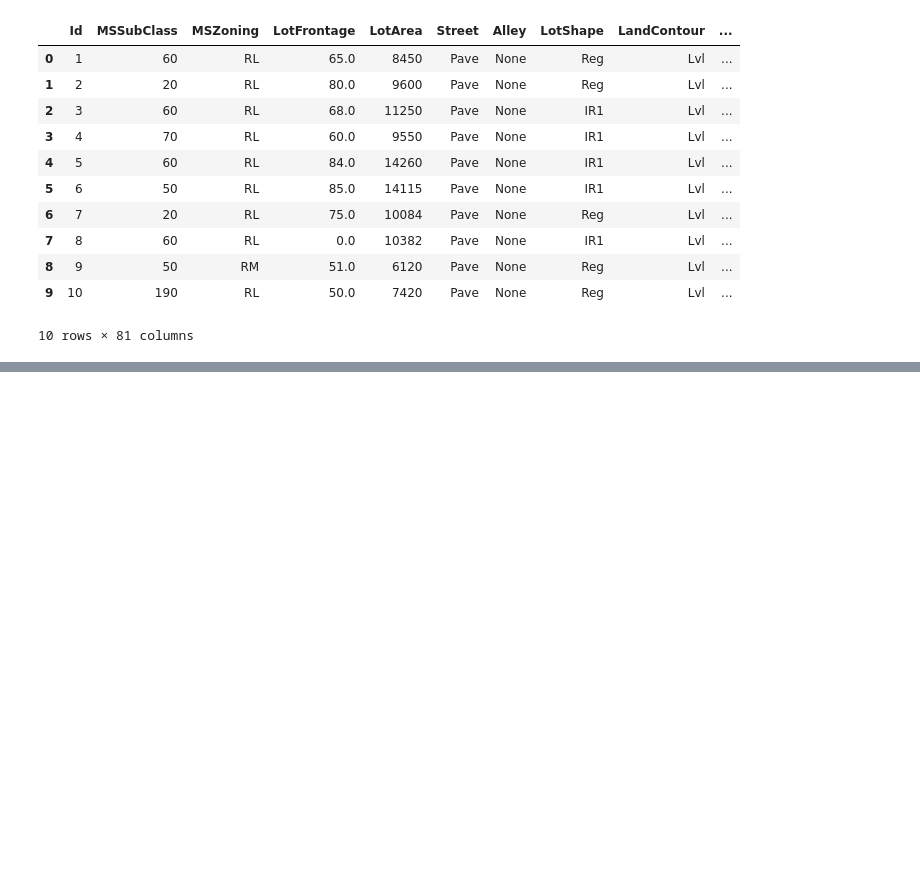
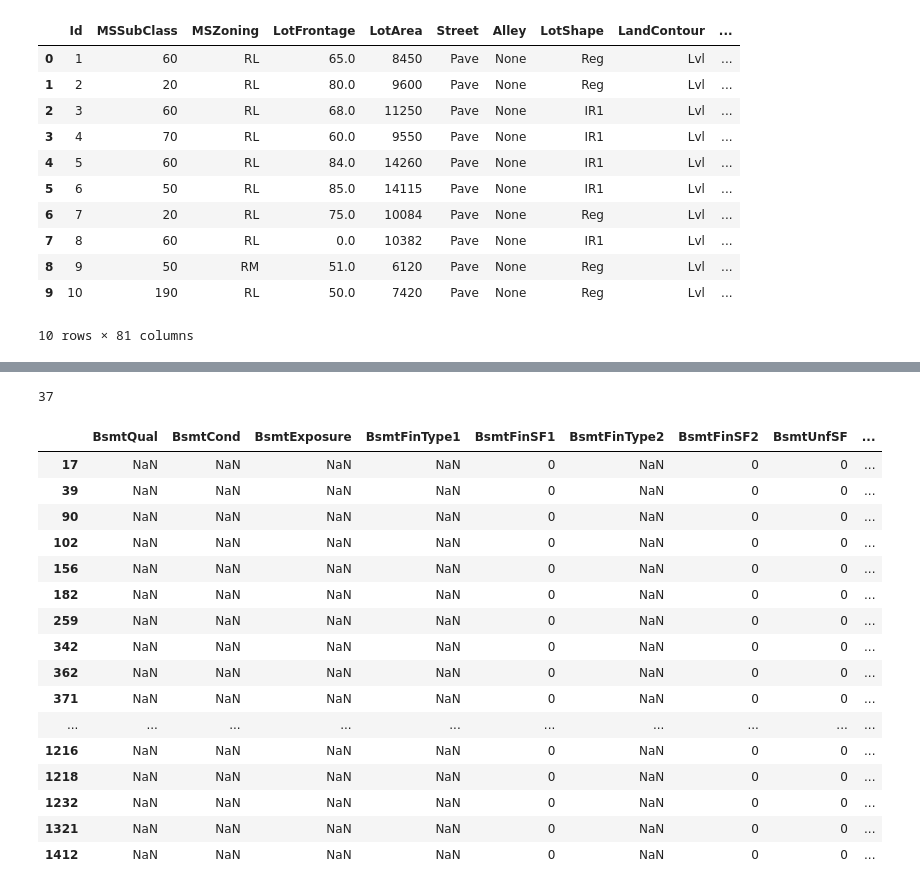
Before and after one commit to niall1994/Learning-Python, a Jupyter notebook: Kaggle Competition/Housing Competitions/Housing Competition.ipynb, the cells around one changed output, grey strips where cells are left out. Drawn from its saved outputs; the diff is of its cells as text; code cells hidden in the pictures; blank space fills up the shorter version.

```diff
--- a/Kaggle Competition/Housing Competitions/Housing Competition.ipynb
+++ b/Kaggle Competition/Housing Competitions/Housing Competition.ipynb
@@ -207,0 +229,53 @@ training_data.head(10)
+# %%
+# Set the value to "None" if MasVnrType is NaN
+def clean(x):
+    if pd.isnull(x) == True:
+        return "None"
+
+    return x
+
+training_data["MasVnrType"] = training_data["MasVnrType"].apply(clean)
+# %%
+# Set the value to 0 if MasVnrArea is NaN
+def clean(x):
+    if pd.isnull(x) == True:
+        return 0
+
+    return x
+
+training_data["MasVnrArea"] = training_data["MasVnrArea"].apply(clean)
+# %%
+# Check on BsmtQual
+BsmtQual_mask = training_data["BsmtQual"].isnull().values
+BsmtQual_mask.sum()
+# %% [output]
+37
+# %%
+# Confirm that the Basement relevant variables are consistently to NaN
+#BsmQual
+#BsmtCond
+# BsmtFinType1:
+# BsmtFinSF1:
+# BsmtFinType2:
+# BsmtFinSF2:
+# BsmtUnfSF:
+# TotalBsmtSF:
+training_data.loc[BsmtQual_mask,"BsmtQual":"TotalBsmtSF"]
+# %% [output]
+|  | BsmtQual | BsmtCond | BsmtExposure | BsmtFinType1 | BsmtFinSF1 | BsmtFinType2 | BsmtFinSF2 | BsmtUnfSF | ... |
+| 17 | NaN | NaN | NaN | NaN | 0 | NaN | 0 | 0 | ... |
+| 39 | NaN | NaN | NaN | NaN | 0 | NaN | 0 | 0 | ... |
+| 90 | NaN | NaN | NaN | NaN | 0 | NaN | 0 | 0 | ... |
+| 102 | NaN | NaN | NaN | NaN | 0 | NaN | 0 | 0 | ... |
+| 156 | NaN | NaN | NaN | NaN | 0 | NaN | 0 | 0 | ... |
+| 182 | NaN | NaN | NaN | NaN | 0 | NaN | 0 | 0 | ... |
+| 259 | NaN | NaN | NaN | NaN | 0 | NaN | 0 | 0 | ... |
+| 342 | NaN | NaN | NaN | NaN | 0 | NaN | 0 | 0 | ... |
+| 362 | NaN | NaN | NaN | NaN | 0 | NaN | 0 | 0 | ... |
+| 371 | NaN | NaN | NaN | NaN | 0 | NaN | 0 | 0 | ... |
+| ... | ... | ... | ... | ... | ... | ... | ... | ... | ... |
+| 1216 | NaN | NaN | NaN | NaN | 0 | NaN | 0 | 0 | ... |
+| 1218 | NaN | NaN | NaN | NaN | 0 | NaN | 0 | 0 | ... |
+| 1232 | NaN | NaN | NaN | NaN | 0 | NaN | 0 | 0 | ... |
+| 1321 | NaN | NaN | NaN | NaN | 0 | NaN | 0 | 0 | ... |
+| 1412 | NaN | NaN | NaN | NaN | 0 | NaN | 0 | 0 | ... |
```
Also changed, not shown: parts of 20 cells of this notebook.
